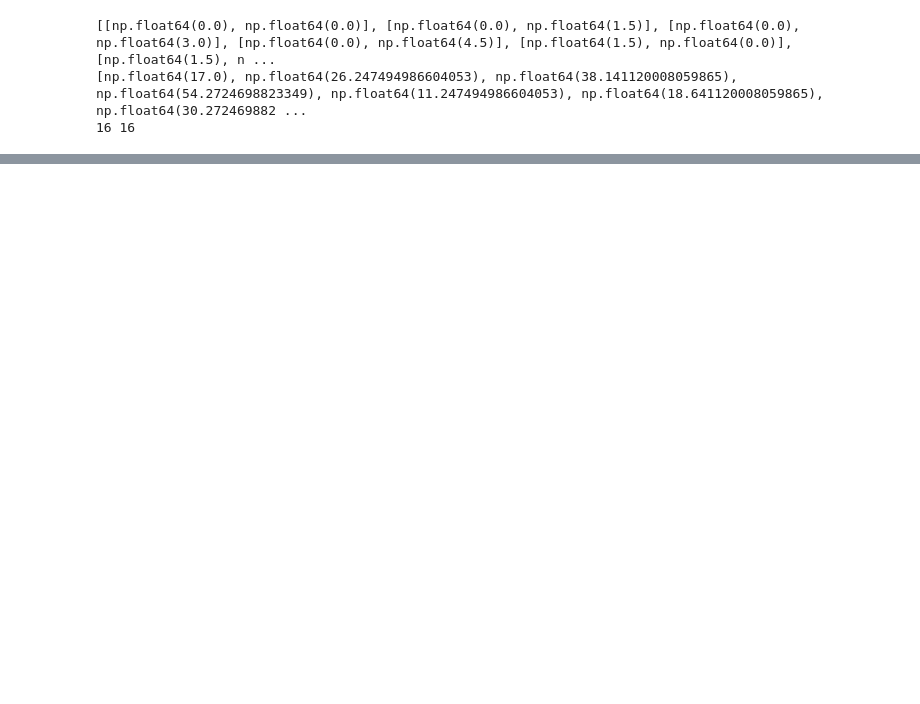
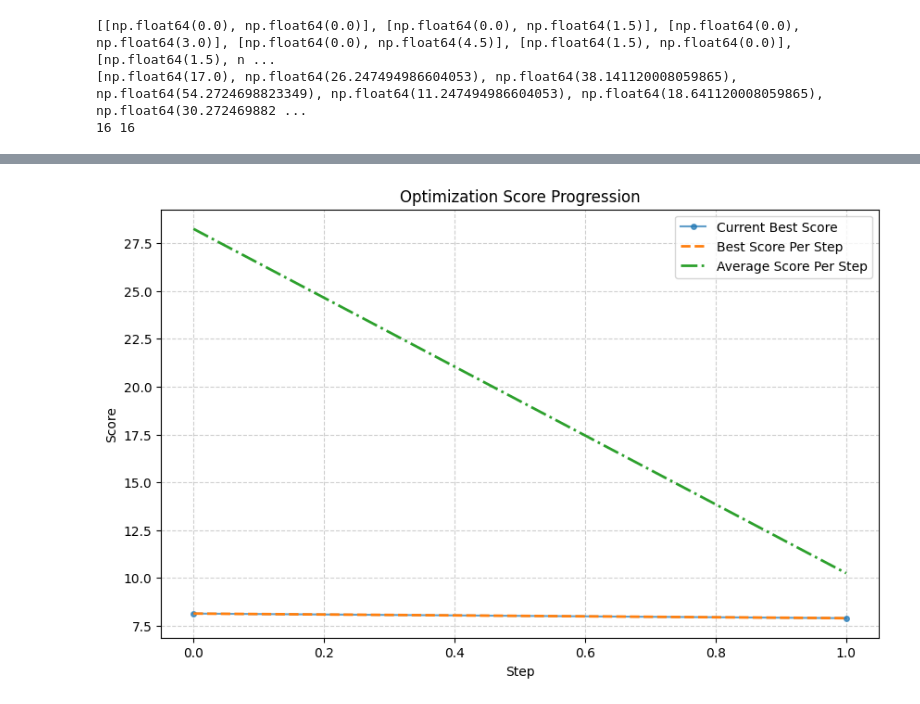
Before and after one commit to rizkiokt/llmize, a Jupyter notebook: examples/convex_optimization/convex_opt.ipynb, the cells around one changed output, grey strips where cells are left out. Cells and saved outputs as stored; diff of their text form; code cells hidden in the pictures; blank space fills up the shorter version.

```diff
--- a/examples/convex_optimization/convex_opt.ipynb
+++ b/examples/convex_optimization/convex_opt.ipynb
@@ -53,7 +53,7 @@ def objective_convex_penalty(x):
     return f + penalty
 # %%
 # Generate random solutions (list of lists) and scores (list of floats)
-num_samples = 4
+num_samples = 2
 batch_size = num_samples**2
 x1_range = np.linspace(0, 4.5, num_samples)
 x2_range = np.linspace(0, 4.5, num_samples)
@@ -117,7 +115,7 @@ adapt_temp_callback = AdaptTempOnPlateau(monitor='best_score', init_temperature=
 
 callbacks = [earlystop_callback, optimal_score_callback, adapt_temp_callback]
 # %%
-results = opro.minimize(init_samples=solutions, init_scores=scores, num_steps=250, batch_size=16, callbacks=callbacks)
+results = opro.minimize(init_samples=solutions, init_scores=scores, num_steps=250, batch_size=4, callbacks=callbacks)
 # %% [output]
 Running OPRO optimization with 250 steps and batch size 16...
 Step 0 - Best Initial Score: 8.141, Average Initial Score: 28.247
@@ -142,0 +127,6 @@ ValueError: Failed to generate solutions after multiple attempts.
+# %%
+# add plotting here
+from llmize.utils.plotting import plot_scores
+plot_scores(results)
+# %% [output]
+[figure, added]
```
Also changed, not shown: parts of 3 cells of this notebook, 12 other files.
